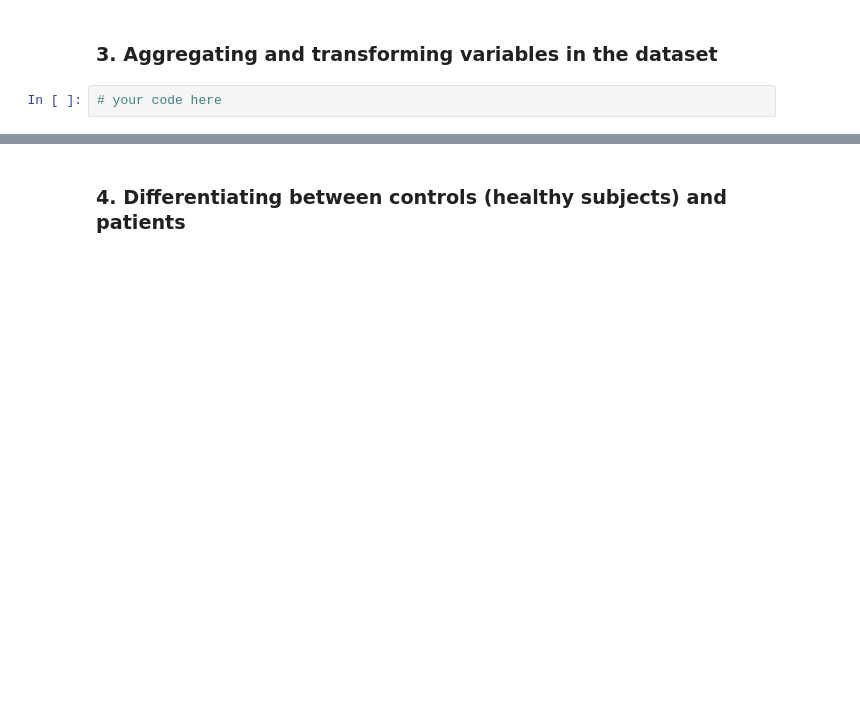
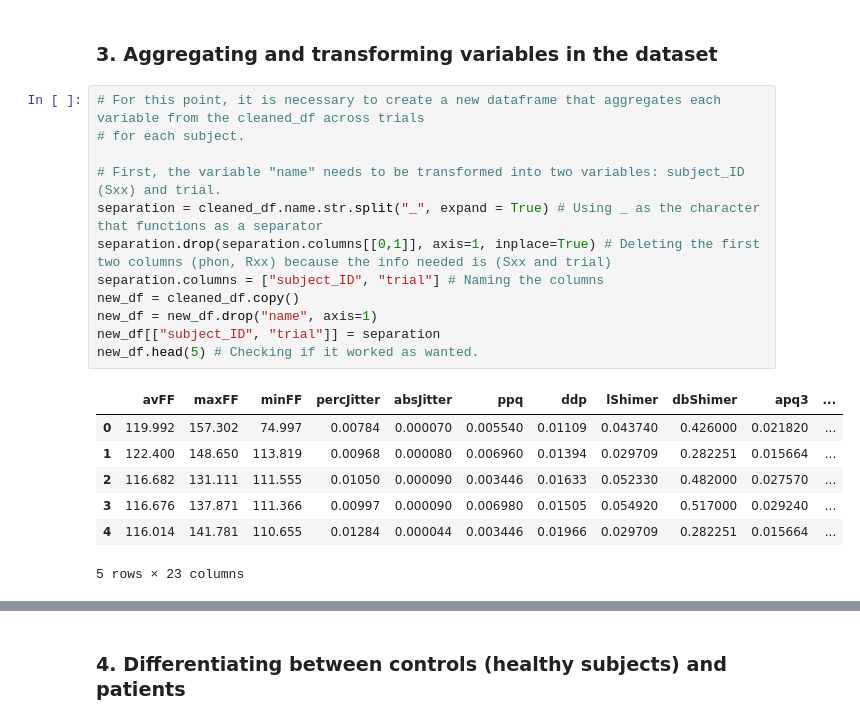
Before and after one commit to luciamartinezf/Group-L_L5_Collaborative-coding, a Jupyter notebook: Collaborative coding.ipynb, the cells around one changed output, grey strips where cells are left out. Cells and saved outputs as stored; diff of their text form; blank space fills up the shorter version.

```diff
--- a/Collaborative coding.ipynb
+++ b/Collaborative coding.ipynb
@@ -224,4 +250,22 @@ NameError: name 'np' is not defined
 # %% [markdown]
 ### 3. Aggregating and transforming variables in the dataset
 # %%
-# your code here
+# For this point, it is necessary to create a new dataframe that aggregates each variable from the cleaned_df across trials
+# for each subject.
+
+# First, the variable "name" needs to be transformed into two variables: subject_ID (Sxx) and trial.
+separation = cleaned_df.name.str.split("_", expand = True) # Using _ as the character that functions as a separator
+separation.drop(separation.columns[[0,1]], axis=1, inplace=True) # Deleting the first two columns (phon, Rxx) because the info needed is (Sxx and trial)
+separation.columns = ["subject_ID", "trial"] # Naming the columns
+new_df = cleaned_df.copy()
+new_df = new_df.drop("name", axis=1)
+new_df[["subject_ID", "trial"]] = separation
+new_df.head(5) # Checking if it worked as wanted.
+# %% [output]
+|  | avFF | maxFF | minFF | percJitter | absJitter | ppq | ddp | lShimer | dbShimer | apq3 | ... |
+| 0 | 119.992 | 157.302 | 74.997 | 0.00784 | 0.000070 | 0.005540 | 0.01109 | 0.043740 | 0.426000 | 0.021820 | ... |
+| 1 | 122.400 | 148.650 | 113.819 | 0.00968 | 0.000080 | 0.006960 | 0.01394 | 0.029709 | 0.282251 | 0.015664 | ... |
+| 2 | 116.682 | 131.111 | 111.555 | 0.01050 | 0.000090 | 0.003446 | 0.01633 | 0.052330 | 0.482000 | 0.027570 | ... |
+| 3 | 116.676 | 137.871 | 111.366 | 0.00997 | 0.000090 | 0.006980 | 0.01505 | 0.054920 | 0.517000 | 0.029240 | ... |
+| 4 | 116.014 | 141.781 | 110.655 | 0.01284 | 0.000044 | 0.003446 | 0.01966 | 0.029709 | 0.282251 | 0.015664 | ... |
+5 rows × 23 columns
```
Also changed, not shown: parts of 6 cells of this notebook.
